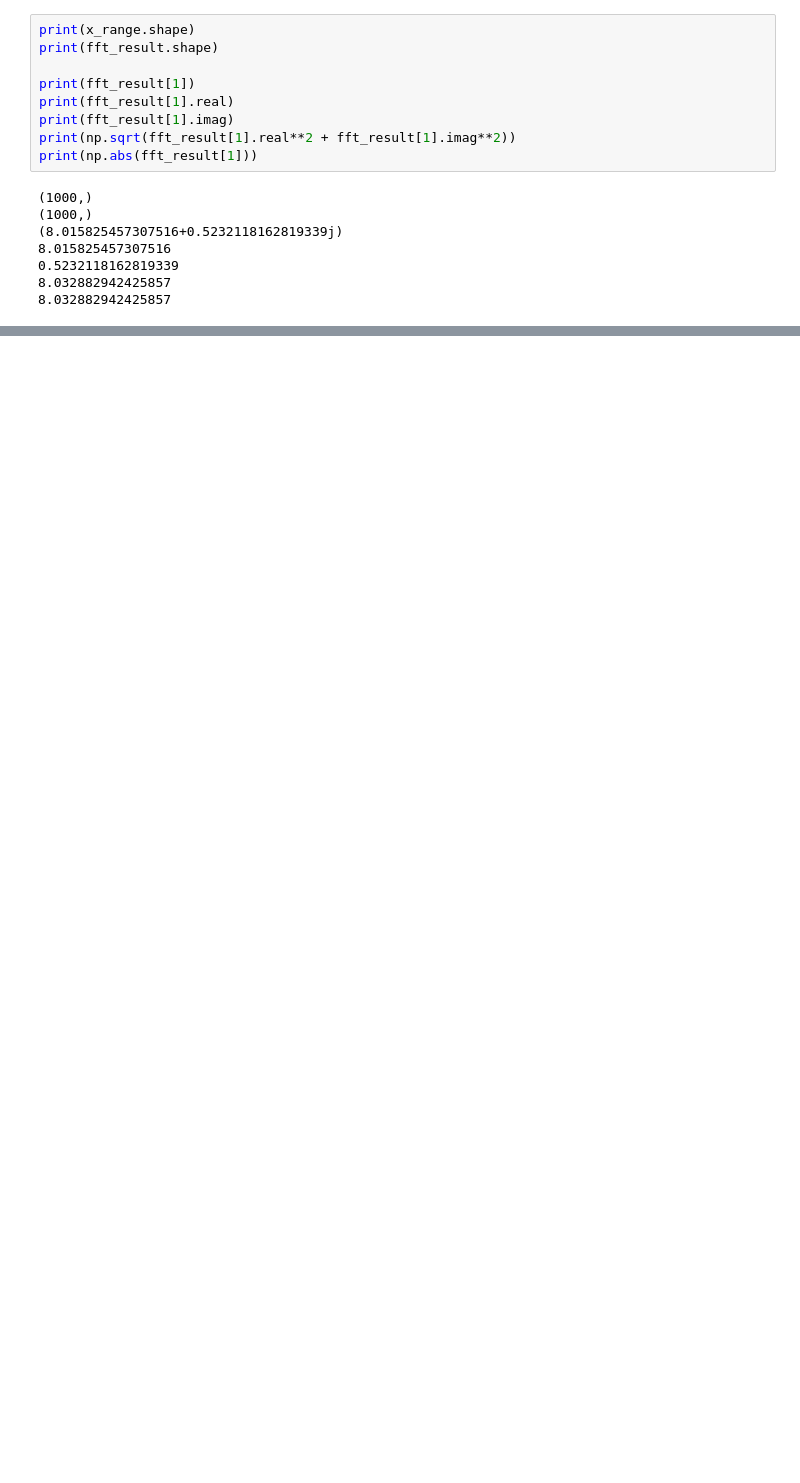
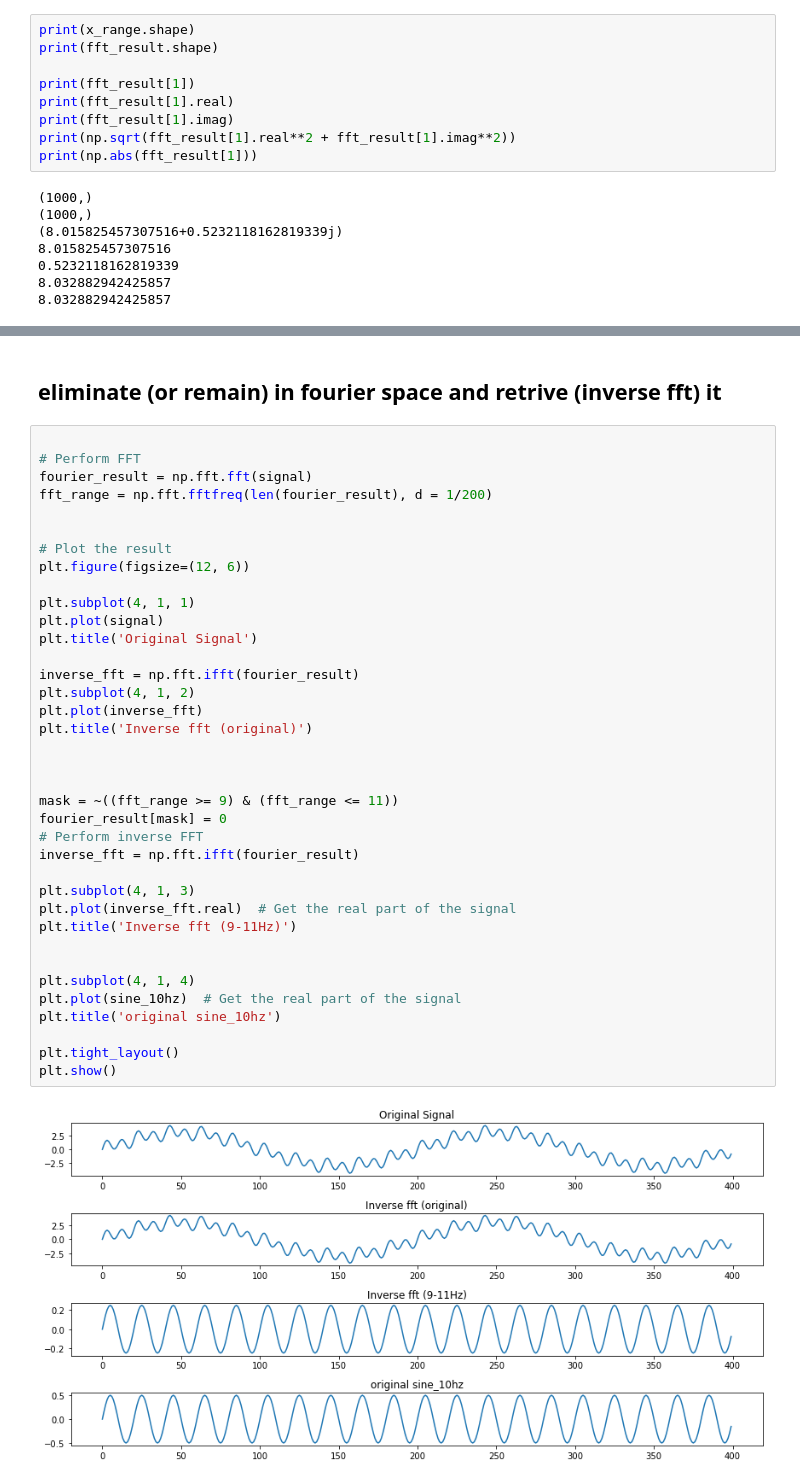
Before and after one commit to hyeok-jong/fourier_transformation, a Jupyter notebook: fft_again_0801.ipynb, the cells around one changed output, grey strips where cells are left out. Drawn from its saved outputs; the diff is of its cells as text; blank space fills up the shorter version.

```diff
--- a/fft_again_0801.ipynb
+++ b/fft_again_0801.ipynb
@@ -276,0 +231,41 @@ Text(0, 0.5, 'Amplitude')
+# %% [markdown]
+## eliminate (or remain) in fourier space and retrive (inverse fft) it
+# %%
+
+# Perform FFT
+fourier_result = np.fft.fft(signal)
+fft_range = np.fft.fftfreq(len(fourier_result), d = 1/200)
+
+
+# Plot the result
+plt.figure(figsize=(12, 6))
+
+plt.subplot(4, 1, 1)
+plt.plot(signal)
+plt.title('Original Signal')
+
+inverse_fft = np.fft.ifft(fourier_result)
+plt.subplot(4, 1, 2)
+plt.plot(inverse_fft)
+plt.title('Inverse fft (original)')
+
+
+
+mask = ~((fft_range >= 9) & (fft_range <= 11))
+fourier_result[mask] = 0
+# Perform inverse FFT
+inverse_fft = np.fft.ifft(fourier_result)
+
+plt.subplot(4, 1, 3)
+plt.plot(inverse_fft.real)  # Get the real part of the signal
+plt.title('Inverse fft (9-11Hz)')
+
+
+plt.subplot(4, 1, 4)
+plt.plot(sine_10hz)  # Get the real part of the signal
+plt.title('original sine_10hz')
+
+plt.tight_layout()
+plt.show()
+# %% [output]
+[figure, added]
```
Also changed, not shown: parts of 23 cells of this notebook, 3 other files.
